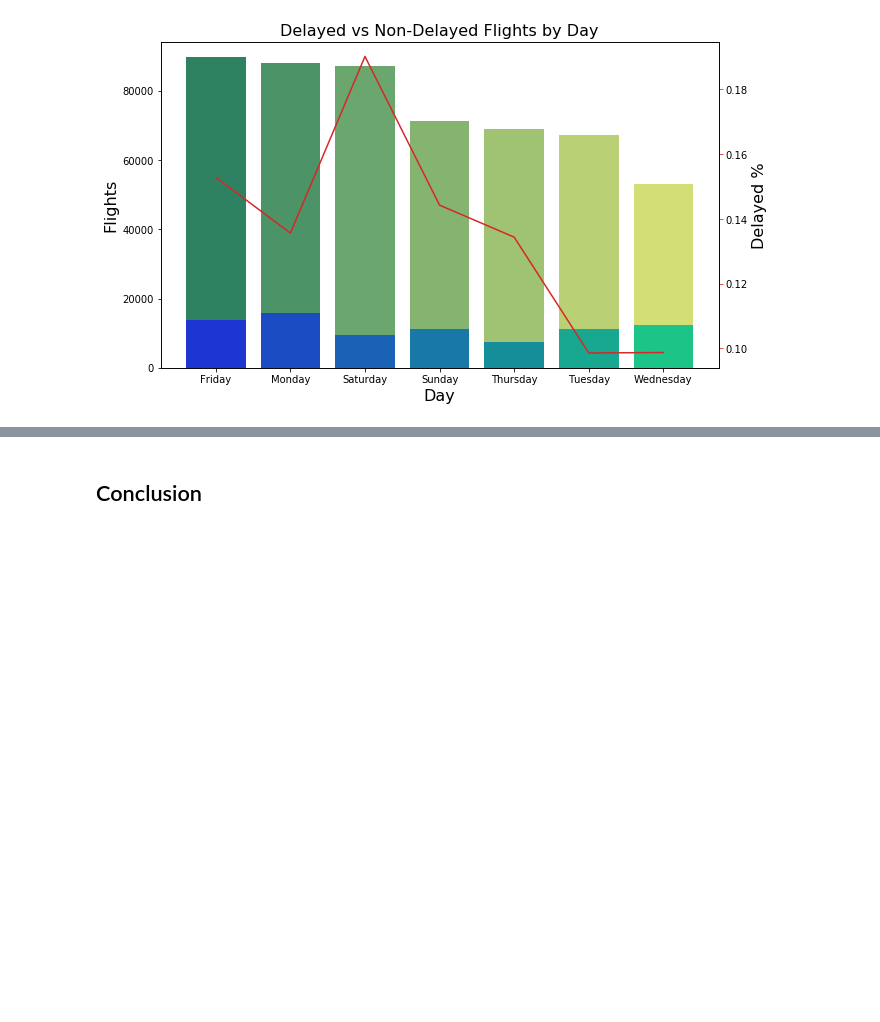
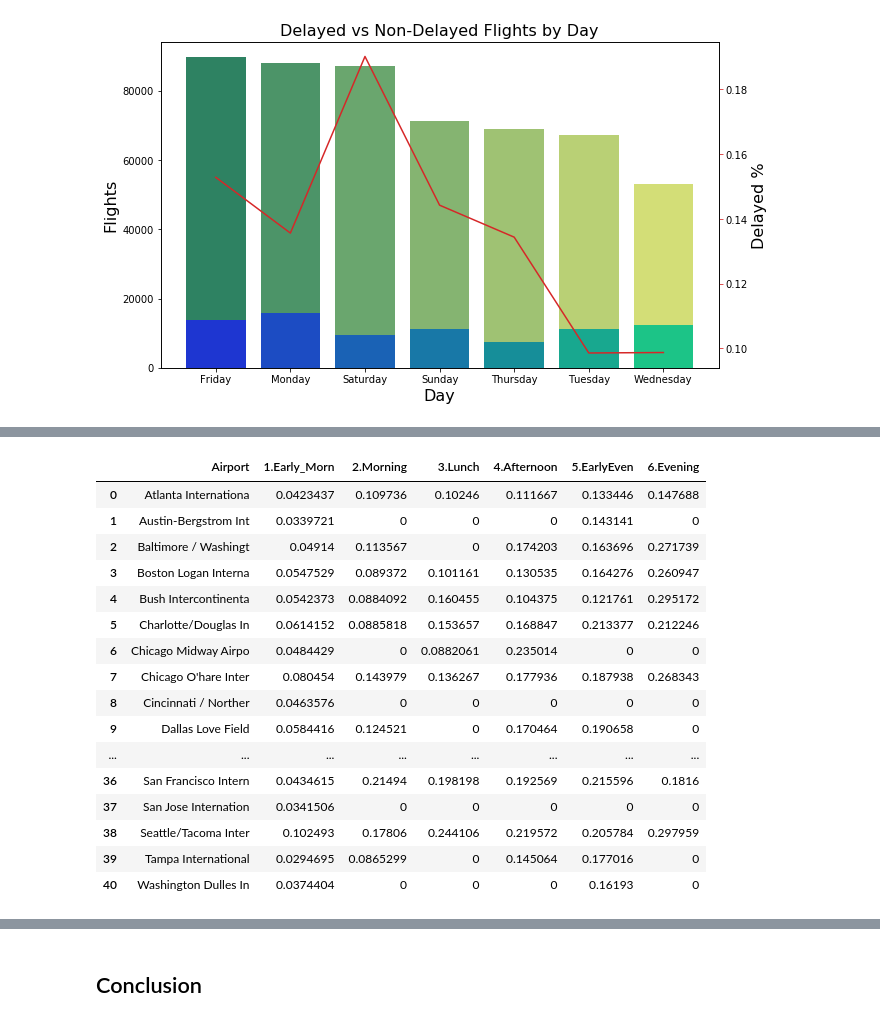
Before and after one commit to mattydeane74/Python-DA-Course, a Jupyter notebook: Lesson_6/Airlines_delay.ipynb, the cells around one changed output, grey strips where cells are left out. Cells and saved outputs as stored; diff of their text form; code cells hidden in the pictures; blank space fills up the shorter version.

```diff
--- a/Lesson_6/Airlines_delay.ipynb
+++ b/Lesson_6/Airlines_delay.ipynb
@@ -803,0 +865,27 @@ plt.show()
+# %%
+#conversion of pivot table into dataframe
+columns = ['Airport','1.Early_Morn','2.Morning','3.Lunch','4.Afternoon','5.EarlyEven','6.Evening']
+data = (airport.Airport,airport.Early_Morn, airport.Morning,airport.Lunch,airport.Afternoon, airport.Early_Even, airport.Evening )
+newdata = np.asarray(data)
+newdata
+df_airport = pd.DataFrame(newdata.T,columns=columns)
+df_airport.reset_index()
+df_airport
+# %% [output]
+|  | Airport | 1.Early_Morn | 2.Morning | 3.Lunch | 4.Afternoon | 5.EarlyEven | 6.Evening |
+| 0 | Atlanta Internationa | 0.0423437 | 0.109736 | 0.10246 | 0.111667 | 0.133446 | 0.147688 |
+| 1 | Austin-Bergstrom Int | 0.0339721 | 0 | 0 | 0 | 0.143141 | 0 |
+| 2 | Baltimore / Washingt | 0.04914 | 0.113567 | 0 | 0.174203 | 0.163696 | 0.271739 |
+| 3 | Boston Logan Interna | 0.0547529 | 0.089372 | 0.101161 | 0.130535 | 0.164276 | 0.260947 |
+| 4 | Bush Intercontinenta | 0.0542373 | 0.0884092 | 0.160455 | 0.104375 | 0.121761 | 0.295172 |
+| 5 | Charlotte/Douglas In | 0.0614152 | 0.0885818 | 0.153657 | 0.168847 | 0.213377 | 0.212246 |
+| 6 | Chicago Midway Airpo | 0.0484429 | 0 | 0.0882061 | 0.235014 | 0 | 0 |
+| 7 | Chicago O'hare Inter | 0.080454 | 0.143979 | 0.136267 | 0.177936 | 0.187938 | 0.268343 |
+| 8 | Cincinnati / Norther | 0.0463576 | 0 | 0 | 0 | 0 | 0 |
+| 9 | Dallas Love Field | 0.0584416 | 0.124521 | 0 | 0.170464 | 0.190658 | 0 |
+| ... | ... | ... | ... | ... | ... | ... | ... |
+| 36 | San Francisco Intern | 0.0434615 | 0.21494 | 0.198198 | 0.192569 | 0.215596 | 0.1816 |
+| 37 | San Jose Internation | 0.0341506 | 0 | 0 | 0 | 0 | 0 |
+| 38 | Seattle/Tacoma Inter | 0.102493 | 0.17806 | 0.244106 | 0.219572 | 0.205784 | 0.297959 |
+| 39 | Tampa International | 0.0294695 | 0.0865299 | 0 | 0.145064 | 0.177016 | 0 |
+| 40 | Washington Dulles In | 0.0374404 | 0 | 0 | 0 | 0.16193 | 0 |
```
Also changed, not shown: parts of 25 cells of this notebook, 1 other file.
